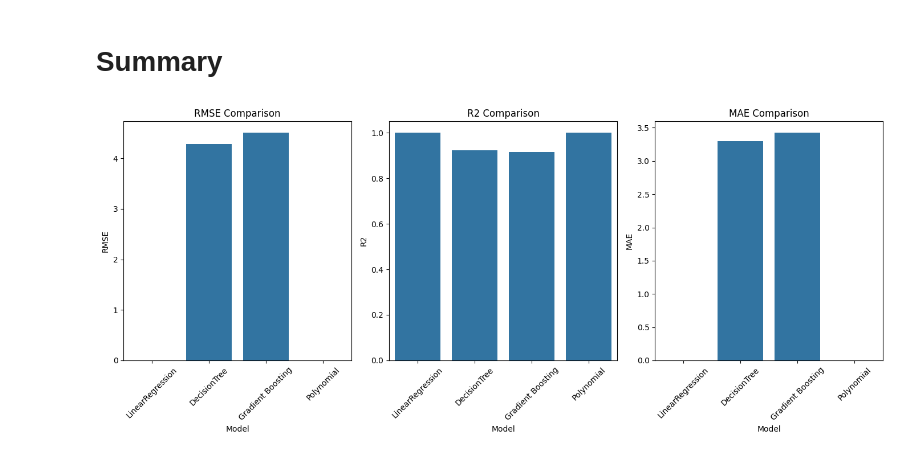
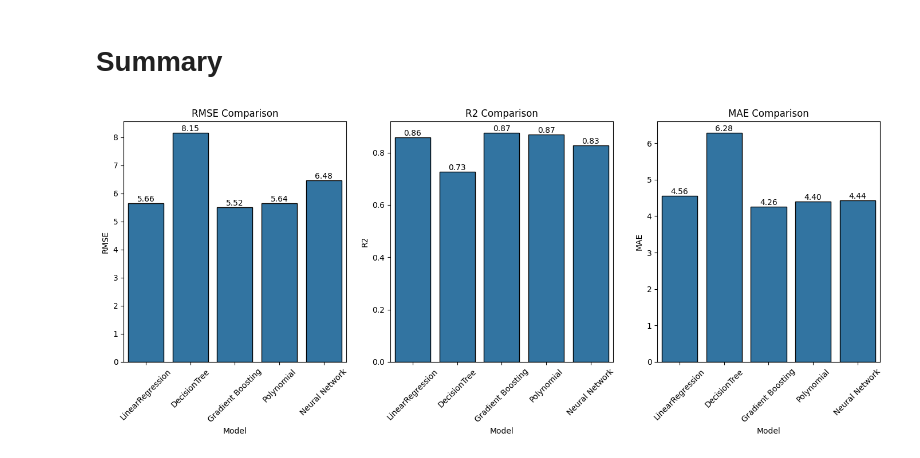
Before and after one commit to wiktor1468/StudentsStudyPerformance, a Jupyter notebook: StudentsStudyPerformance.ipynb, the cells around one changed output. Cells and saved outputs as stored; diff of their text form; code cells hidden in the pictures.

```diff
--- a/StudentsStudyPerformance.ipynb
+++ b/StudentsStudyPerformance.ipynb
@@ -725,7 +725,7 @@ Choosing the right model for dataset is crucial point of work. Let's cosider eve
 ## Split the data
 Goal: Use model to predict math_score
 # %%
-X = df.drop(['math_score','parental_level_of_education','race_ethnicity','lunch','gender','test_preparation_course'], axis=1) #use encoded eqivalent only
+X = df.drop(['math_score','parental_level_of_education','race_ethnicity','lunch','gender','test_preparation_course','average_score'], axis=1) #use encoded eqivalent only
 y = df['math_score']
 # %%
 from sklearn.model_selection import train_test_split
@@ -758,13 +758,7 @@ print("RMSE : ",round(rmse_lr,5) ) #(mean expexted difference  beetwen predicted
 print("R2 : ",r2_lr ) #coefficient of determination, tells which amount of variation in 𝑦 can be explained by the dependence on 𝐱
 print('Mean absolute error',mae_lr) #typical absolute discrepancies between a dataset’s actual values and projected values
 
-# Append the metrics to the list
-metrics.append({
-    'Model': 'LinearRegression',
-    'RMSE': rmse_lr,
-    'R2': r2_lr,
-    'MAE': mae_lr
-})
+
 
 
 # Plotting each feature against y_test
@@ -821,4 +815,12 @@ mae_test_new = mean_absolute_error(y_test_new, y_predict_new)
 print("\nTest Set RMSE:", round(rmse_test_new, 5))
 print("Test Set R2:", r2_test_new)
 print("Test Set Mean Absolute Error:", mae_test_new)
+
+# Append the metrics to the list
+metrics.append({
+    'Model': 'LinearRegression',
+    'RMSE': rmse_cv_new,
+    'R2': r2_cv_new,
+    'MAE': mae_cv_new
+})
 # %% [output]
@@ -991,34 +1058,47 @@ metrics_df = pd.DataFrame(metrics)
 plt.figure(figsize=(14, 6))
 
 
+
 # Plot RMSE
 plt.subplot(1, 3, 1)
-sns.barplot(x='Model', y='RMSE', data=metrics_df)
+ax1 = sns.barplot(x='Model', y='RMSE', data=metrics_df, edgecolor='black')
 plt.title('RMSE Comparison')
 plt.xlabel('Model')
 plt.xticks(rotation=45)
 plt.ylabel('RMSE')
 
+# Add the actual values on top of the bars
+for i in ax1.containers:
+    ax1.bar_label(i, fmt='%.2f')
+
 # Plot R2
 plt.subplot(1, 3, 2)
-sns.barplot(x='Model', y='R2', data=metrics_df)
+ax2 = sns.barplot(x='Model', y='R2', data=metrics_df, edgecolor='black')
 plt.title('R2 Comparison')
 plt.xlabel('Model')
 plt.xticks(rotation=45)
 plt.ylabel('R2')
 
+# Add the actual values on top of the bars
+for i in ax2.containers:
+    ax2.bar_label(i, fmt='%.2f')
+
 # Plot MAE
 plt.subplot(1, 3, 3)
-sns.barplot(x='Model', y='MAE', data=metrics_df)
+ax3 = sns.barplot(x='Model', y='MAE', data=metrics_df, edgecolor='black')
 plt.title('MAE Comparison')
 plt.xlabel('Model')
 plt.xticks(rotation=45)
 plt.ylabel('MAE')
+
+# Add the actual values on top of the bars
+for i in ax3.containers:
+    ax3.bar_label(i, fmt='%.2f')
 
 # Adjust layout
 plt.tight_layout()
 
 # Show plot
 plt.show()
 # %% [output]
-[figure, old version]
+[figure, new version]
```
Also changed, not shown: parts of 12 cells of this notebook.
